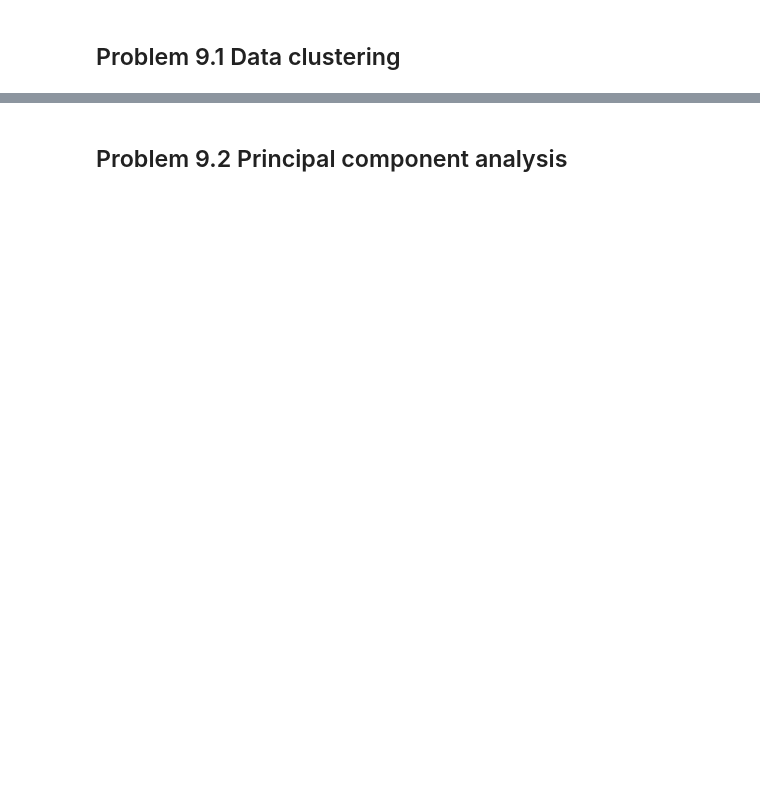
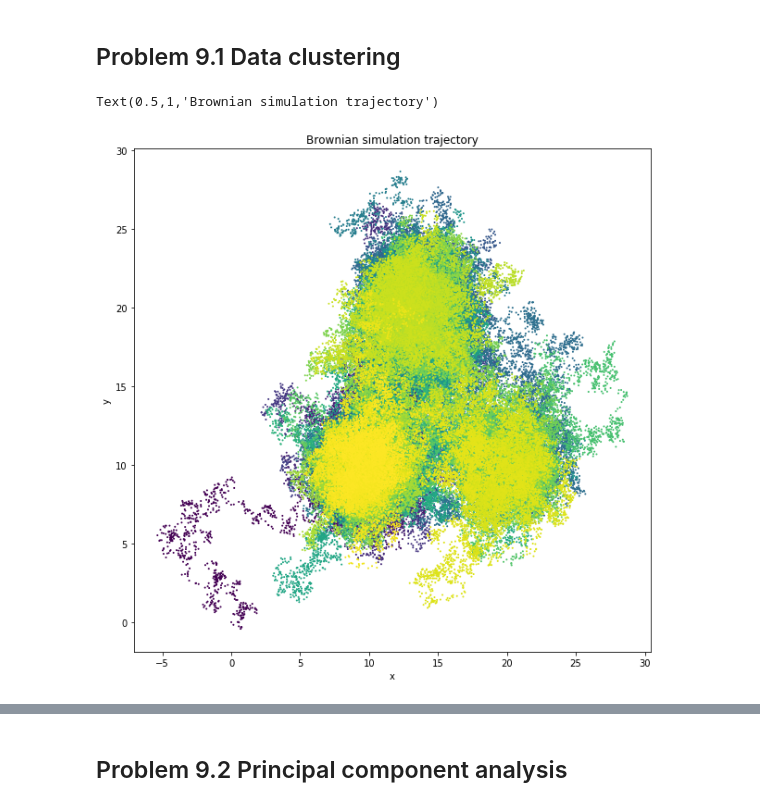
Before and after one commit to evabertalan/comp_physics, a Jupyter notebook: 9/9_Data_Analysis.ipynb, the cells around one changed output, grey strips where cells are left out. Saved outputs shown, nothing was run; the diff lists cells and outputs as text; code cells hidden in the pictures; blank space fills up the shorter version.

```diff
--- a/9/9_Data_Analysis.ipynb
+++ b/9/9_Data_Analysis.ipynb
@@ -6,3 +7,14 @@ import matplotlib.pyplot as plt
 ## Problem 9.1 Data clustering
 # %%
 data = np.loadtxt('data.txt', delimiter=',')
+coord = data[:,1:]
+time = data[:,0]
+# %%
+fig, ax = plt.subplots(figsize=(10, 10))
+ax.scatter(*coord.T, c=time, s=1)
+ax.set_xlabel('x')
+ax.set_ylabel('y')
+ax.set_title('Brownian simulation trajectory')
+# %% [output]
+Text(0.5,1,'Brownian simulation trajectory')
+[figure, added]
```
Also changed, not shown: parts of 23 cells of this notebook.
